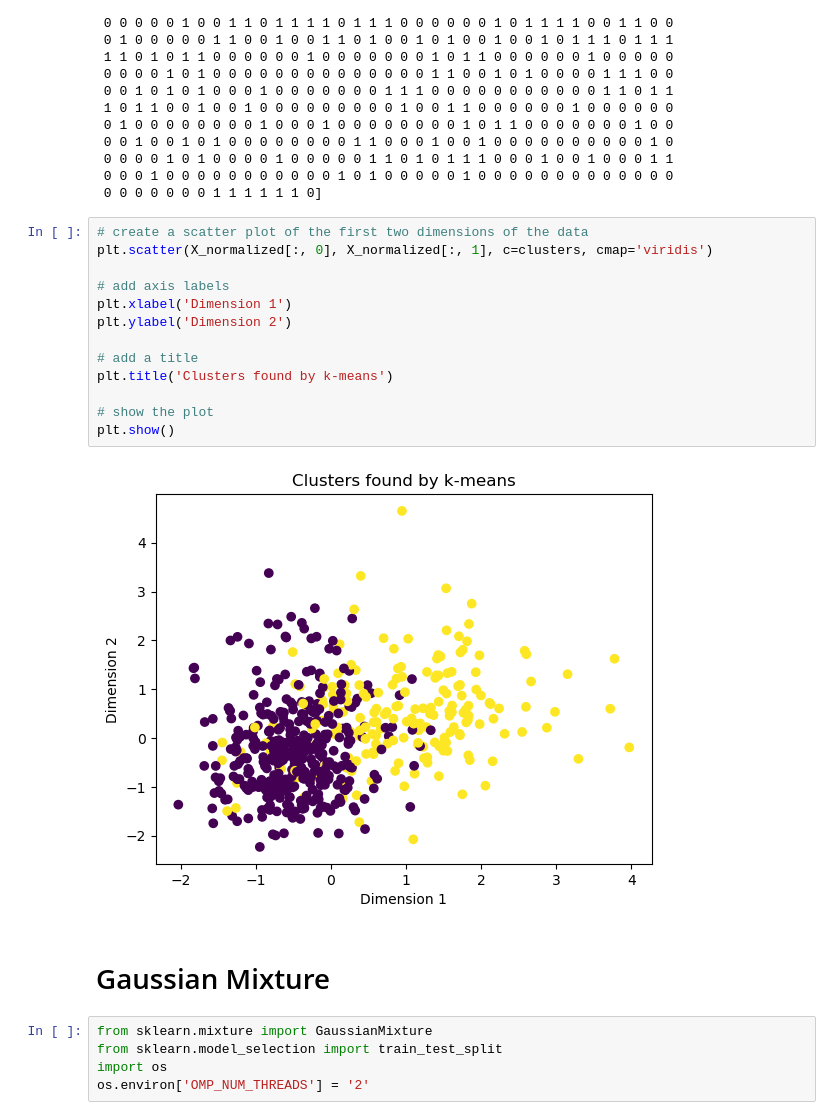
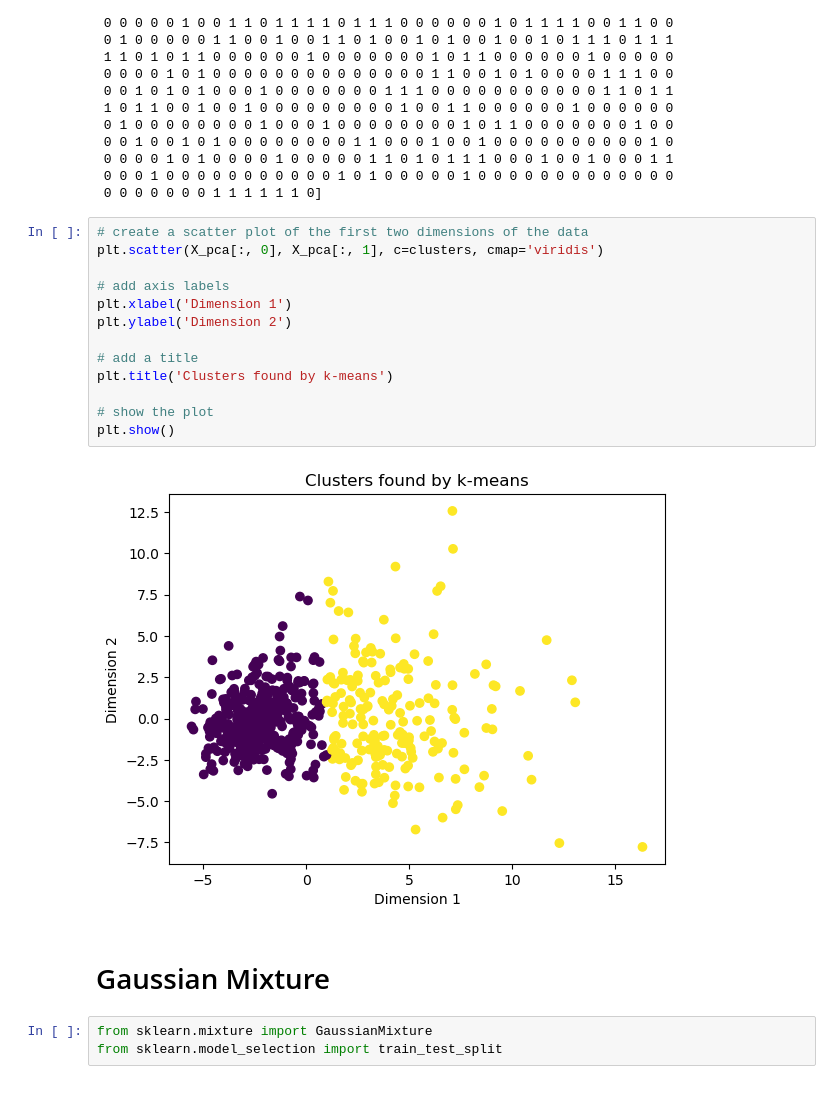
Before and after one commit to CursosLic-PabloAlvarado/tarea-6-t6-brayain, a Jupyter notebook: cancer.ipynb, the cells around one changed output. Cells and saved outputs as stored; diff of their text form.

```diff
--- a/cancer.ipynb
+++ b/cancer.ipynb
@@ -303,23 +305,21 @@ Cluster assignments:
  0 0 0 0 0 0 0 1 1 1 1 1 1 0]
 # %%
 # create a scatter plot of the first two dimensions of the data
-plt.scatter(X_normalized[:, 0], X_normalized[:, 1], c=clusters, cmap='viridis')
+plt.scatter(X_pca[:, 0], X_pca[:, 1], c=clusters, cmap='viridis')
 
 # add axis labels
 plt.xlabel('Dimension 1')
 plt.ylabel('Dimension 2')
 
 # add a title
 plt.title('Clusters found by k-means')
 
 # show the plot
 plt.show()
 # %% [output]
-[figure, old version]
+[figure, new version]
 # %% [markdown]
 # Gaussian Mixture
 # %%
 from sklearn.mixture import GaussianMixture
 from sklearn.model_selection import train_test_split
-import os
-os.environ['OMP_NUM_THREADS'] = '2'
```
Also changed, not shown: parts of 22 cells of this notebook, 1 other file.
